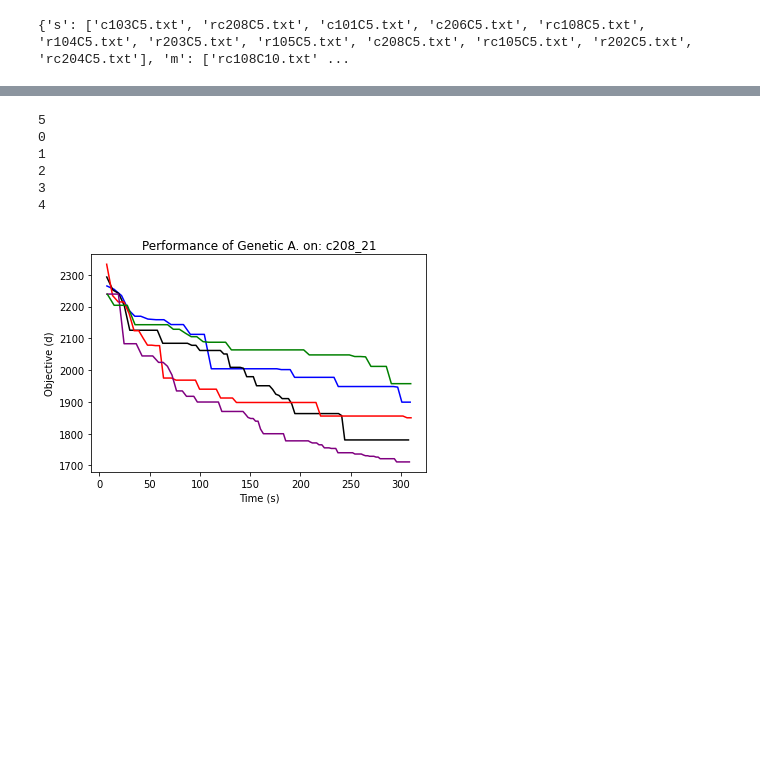
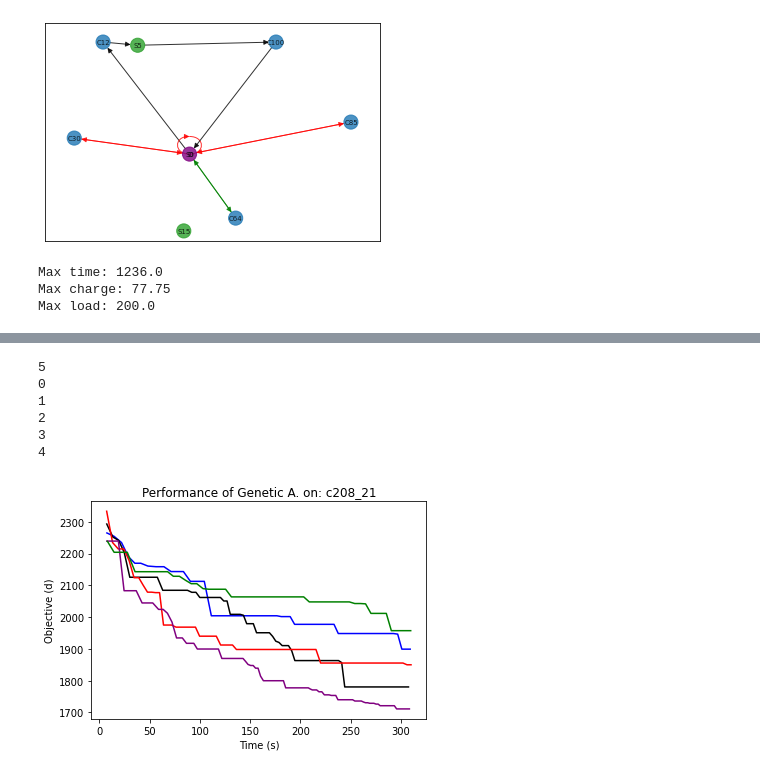
Before and after one commit to juanbeta98/E-CVRP-TW, a Jupyter notebook: Code/Toying.ipynb, the cells around one changed output, grey strips where cells are left out. Cells and saved outputs as stored; diff of their text form; code cells hidden in the pictures; blank space fills up the shorter version.

```diff
--- a/Code/Toying.ipynb
+++ b/Code/Toying.ipynb
@@ -2,22 +2,3 @@
 from numpy.random import seed, choice, random
 from E_CVRP_TW import  E_CVRP_TW, Constructive, Genetic, Feasibility, Reparator, Experiment
 from time import time
-# %%
-env = E_CVRP_TW()
-sizes = {'s': [], 'm': [], 'l': []}
-
-for instance in env.instances:
-    env.load_data(instance)
-    if len(env.Costumers) == 5:
-        sizes['s'].append(instance)
-    elif len(env.Costumers) == 100:
-        sizes['l'].append(instance)
-    else:
-        sizes['m'].append(instance)
-print(sizes)
-
-
-# print(env.instances)
-# print(len(env.instances))
-# %% [output]
-{'s': ['c103C5.txt', 'rc208C5.txt', 'c101C5.txt', 'c206C5.txt', 'rc108C5.txt', 'r104C5.txt', 'r203C5.txt', 'r105C5.txt', 'c208C5.txt', 'rc105C5.txt', 'r202C5.txt', 'rc204C5.txt'], 'm': ['rc108C10.txt' ...
@@ -23,0 +7,18 @@ print(sizes)
+# %%
+instance = 'c101C5.txt'
+env.load_data(instance)
+env.generate_parameters()
+# %%
+routes = [['D', 'C12', 'S5', 'C100', 'D'], ['D', 'C30', 'S0', 'C85', 'S0', 'D'], ['D', 'C64', 'D']]
+# %%
+env.render(routes)
+# %% [output]
+[figure, added]
+# %%
+print(f'Max time: {env.T}')
+print(f'Max charge: {env.Q}')
+print(f'Max load: {env.K}')
+# %% [output]
+Max time: 1236.0
+Max charge: 77.75
+Max load: 200.0
```
Also changed, not shown: parts of 6 cells of this notebook, 3 other files.
